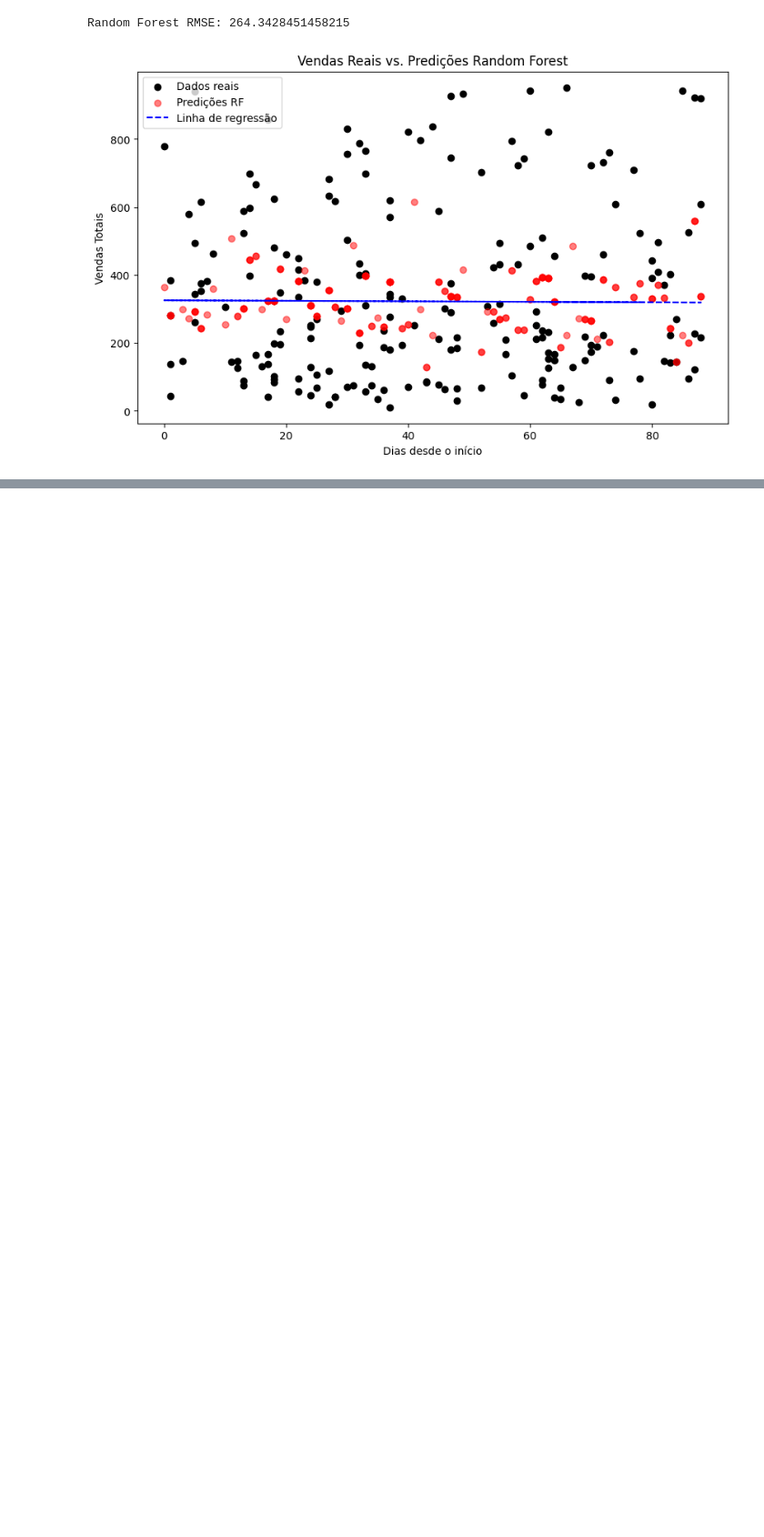
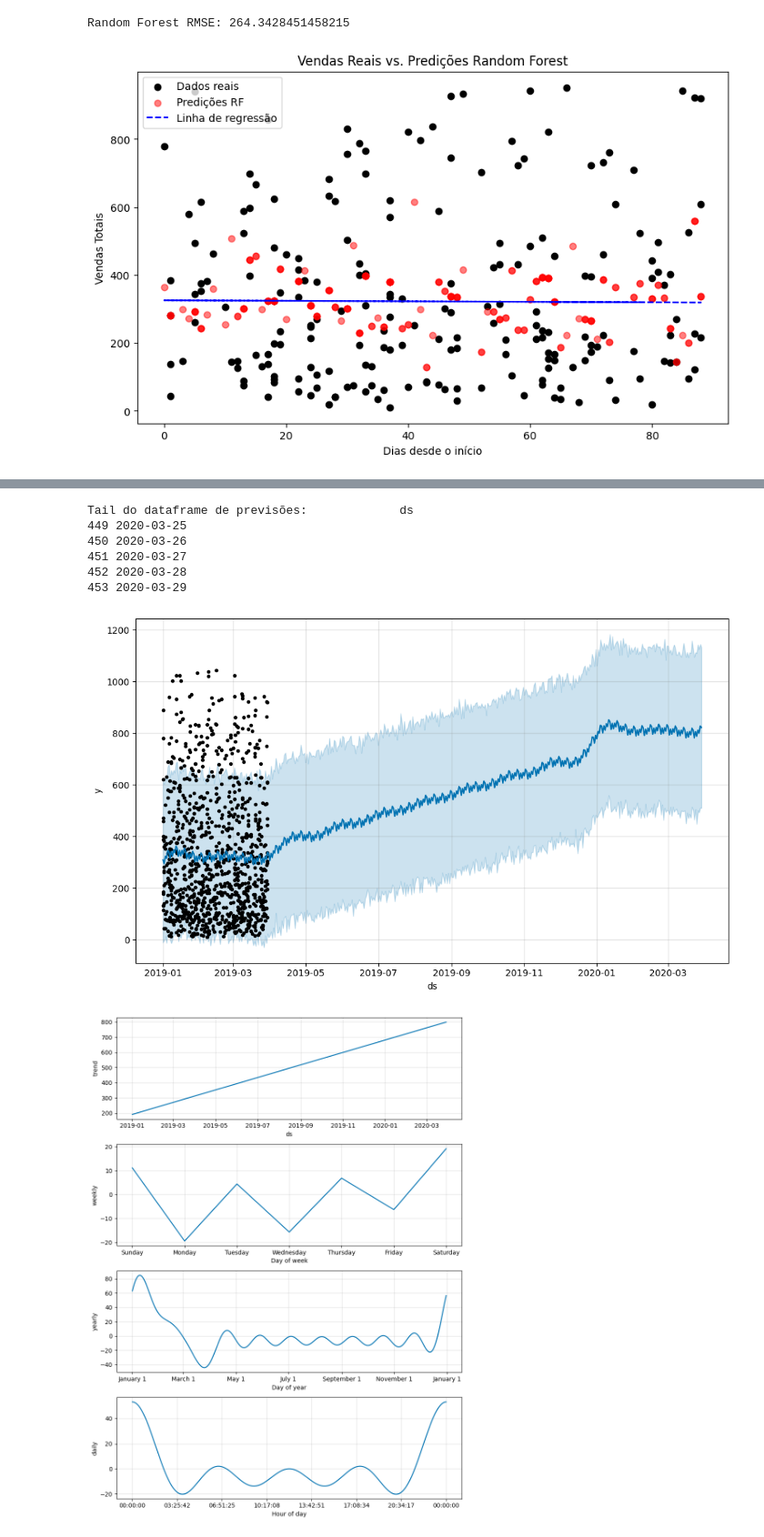
Before and after one commit to Kiwiabacaxi/Desafio-Grao, a Jupyter notebook: jupyter/test4.ipynb, the cells around one changed output, grey strips where cells are left out. Shown: that part at 91% size. Drawn from its saved outputs; the diff is of its cells as text; code cells hidden in the pictures; blank space fills up the shorter version.

```diff
--- a/jupyter/test4.ipynb
+++ b/jupyter/test4.ipynb
@@ -212,27 +210,28 @@ ValueError: too many values to unpack (expected 3)
 # fig1 = model.plot(forecast)
 # fig2 = model.plot_components(forecast)
 # %%
-# from prophet import Prophet
+from prophet import Prophet
 
-# # Preparando os dados para o Prophet
-# # O Prophet requer que o dataframe tenha duas colunas: 'ds' para a data e 'y' para a variável que queremos prever
-# df_prophet = df[["dtme", "total"]].rename(columns={"dtme": "ds", "total": "y"})
+# Preparando os dados para o Prophet
+# O Prophet requer que o dataframe tenha duas colunas: 'ds' para a data e 'y' para a variável que queremos prever
+df_prophet = df[["dtme", "total"]].rename(columns={"dtme": "ds", "total": "y"})
 
-# # Converter 'ds' para o formato datetime
-# df_prophet["ds"] = pd.to_datetime(df_prophet["ds"])
+# Converter 'ds' para o formato datetime
+df_prophet["ds"] = pd.to_datetime(df_prophet["ds"])
 
-# # Inicializando e ajustando o modelo Prophet
-# model = Prophet(daily_seasonality=True, yearly_seasonality=True)
-# model.fit(df_prophet)
+# Inicializando e ajustando o modelo Prophet
+model = Prophet(daily_seasonality=True, yearly_seasonality=True)
+model.fit(df_prophet)
 
-# # Criando um dataframe para as previsões futuras
-# future = model.make_future_dataframe(periods=365)  # Previsão para os próximos 365 dias
+# Criando um dataframe para as previsões futuras
+future = model.make_future_dataframe(periods=365)  # Previsão para os próximos 365 dias
 
-# print(f"Tail do dataframe de previsões: {future.tail()}")
+print(f"Tail do dataframe de previsões: {future.tail()}")
 
-# # Fazendo as previsões
-# forecast = model.predict(future)
+# Fazendo as previsões
+forecast = model.predict(future)
 
-# # Visualizando as previsões
-# fig1 = model.plot(forecast)
-# fig2 = model.plot_components(forecast)
+# Visualizando as previsões
+fig1 = model.plot(forecast)
+fig2 = model.plot_components(forecast)
+# %% [output]
@@ -239,3 +240,11 @@ ValueError: too many values to unpack (expected 3)
+Tail do dataframe de previsões:             ds
+449 2020-03-25
+450 2020-03-26
+451 2020-03-27
+452 2020-03-28
+453 2020-03-29
+[figure, added]
+[figure, added]
 # %%
 # Reimportando as bibliotecas necessárias após o reset do estado de execução do código
 import pandas as pd
```
Also changed, not shown: parts of 9 cells of this notebook, 2 other files.
